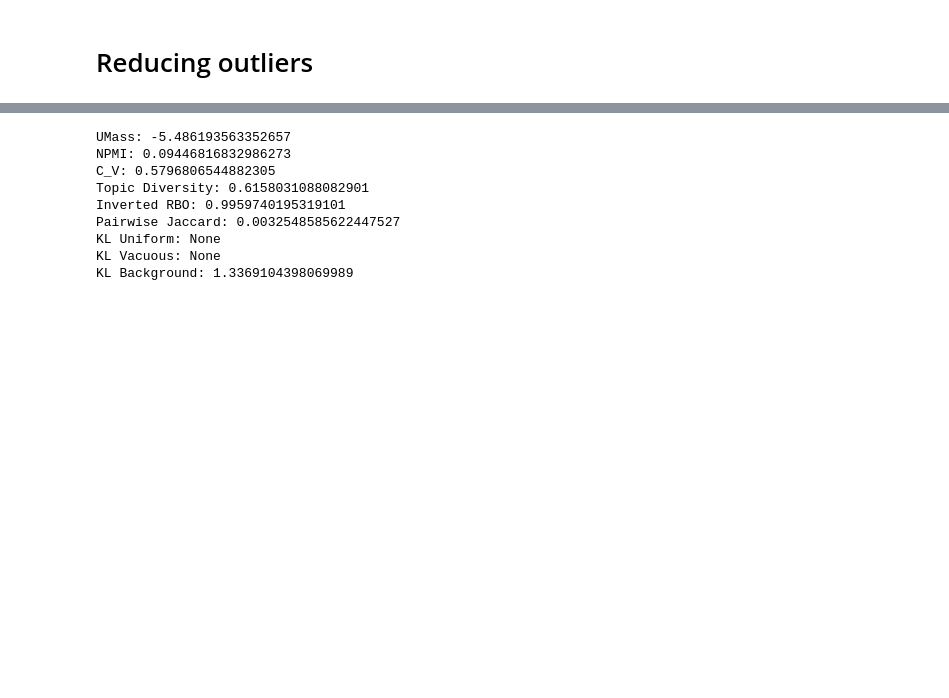
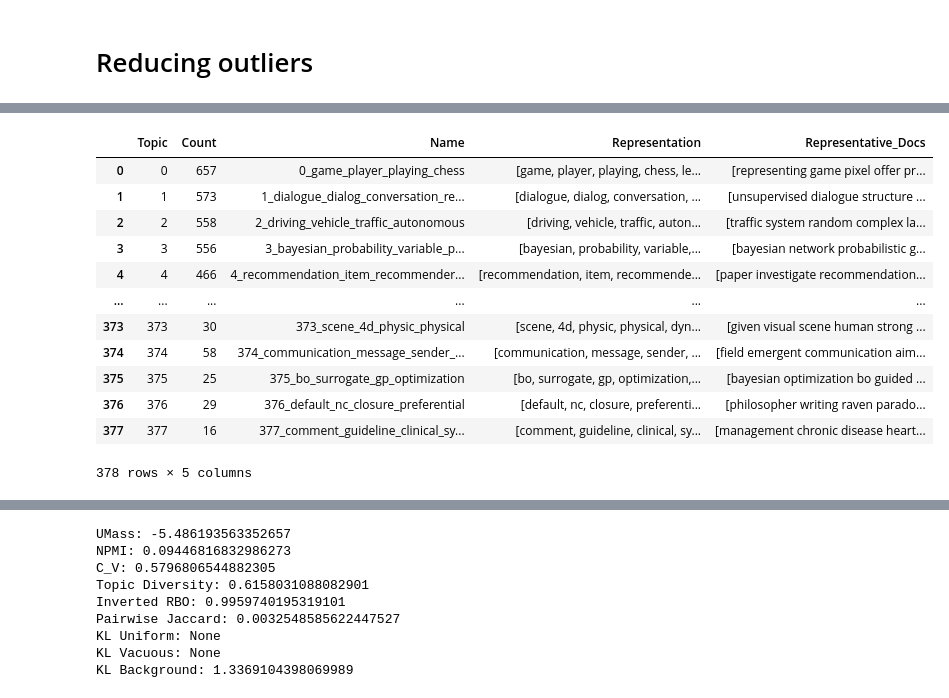
Before and after one commit to MStrzezon/Arxiv-Topic-Trend-Analysis, a Jupyter notebook: src/bertopic/bertopicv2.ipynb, the cells around one changed output, grey strips where cells are left out. Cells and saved outputs as stored; diff of their text form; code cells hidden in the pictures; blank space fills up the shorter version.

```diff
--- a/src/bertopic/bertopicv2.ipynb
+++ b/src/bertopic/bertopicv2.ipynb
@@ -59,0 +84,16 @@ array([[<Axes: title={'center': 'Count'}>]], dtype=object)
+# %%
+topic_info2
+# %% [output]
+|  | Topic | Count | Name | Representation | Representative_Docs |
+| 0 | 0 | 657 | 0_game_player_playing_chess | [game, player, playing, chess, le... | [representing game pixel offer pr... |
+| 1 | 1 | 573 | 1_dialogue_dialog_conversation_re... | [dialogue, dialog, conversation, ... | [unsupervised dialogue structure ... |
+| 2 | 2 | 558 | 2_driving_vehicle_traffic_autonomous | [driving, vehicle, traffic, auton... | [traffic system random complex la... |
+| 3 | 3 | 556 | 3_bayesian_probability_variable_p... | [bayesian, probability, variable,... | [bayesian network probabilistic g... |
+| 4 | 4 | 466 | 4_recommendation_item_recommender... | [recommendation, item, recommende... | [paper investigate recommendation... |
+| ... | ... | ... | ... | ... | ... |
+| 373 | 373 | 30 | 373_scene_4d_physic_physical | [scene, 4d, physic, physical, dyn... | [given visual scene human strong ... |
+| 374 | 374 | 58 | 374_communication_message_sender_... | [communication, message, sender, ... | [field emergent communication aim... |
+| 375 | 375 | 25 | 375_bo_surrogate_gp_optimization | [bo, surrogate, gp, optimization,... | [bayesian optimization bo guided ... |
+| 376 | 376 | 29 | 376_default_nc_closure_preferential | [default, nc, closure, preferenti... | [philosopher writing raven parado... |
+| 377 | 377 | 16 | 377_comment_guideline_clinical_sy... | [comment, guideline, clinical, sy... | [management chronic disease heart... |
+378 rows × 5 columns
```
Also changed, not shown: parts of 36 cells of this notebook, 2 other files.
